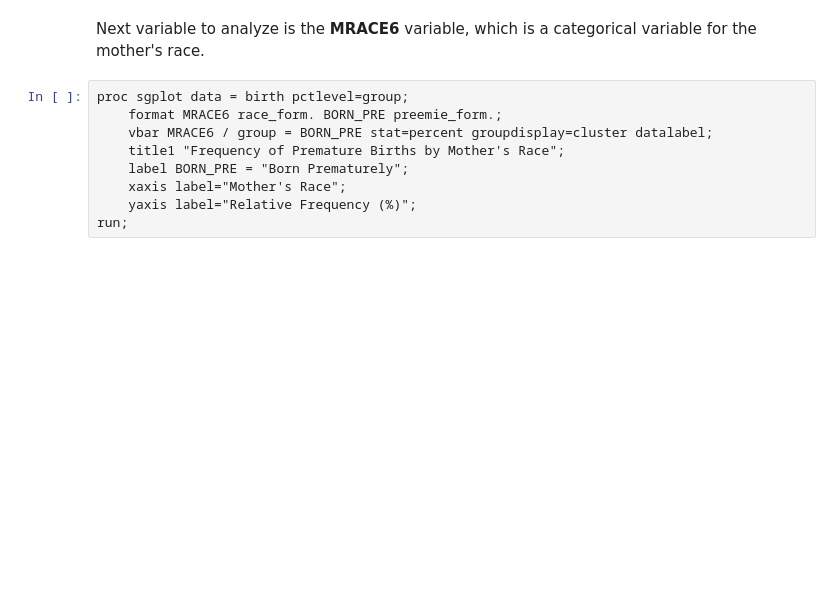
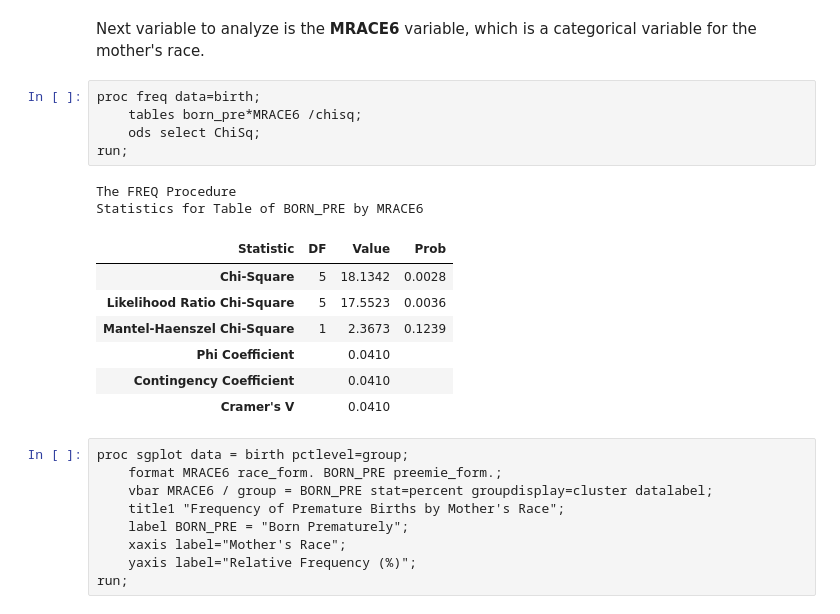
Before and after one commit to joshjanda1/STAT448_ADA, a Jupyter notebook: Natality_Analysis/datachallenge2.ipynb, the cells around one changed output. Saved outputs shown, nothing was run; the diff lists cells and outputs as text; blank space fills up the shorter version.

```diff
--- a/Natality_Analysis/datachallenge2.ipynb
+++ b/Natality_Analysis/datachallenge2.ipynb
@@ -398,6 +414,21 @@ Statistics for Table of BORN_PRE by MBSTATE_REC
 Looking at the output above, we get a p-value of .3233 and therefore fail to reject $H_0$. We cannot say there is any association between these variables, and this is further confirmed by very small values of the Phi & Contingency Coefficient, and Cramer's V. I do believe this variable will not be of much use in modeling, but will be kept in for model selection to decide it's usefulness.
 # %% [markdown]
 Next variable to analyze is the **MRACE6** variable, which is a categorical variable for the mother's race.
+# %%
+proc freq data=birth;
+    tables born_pre*MRACE6 /chisq;
+    ods select ChiSq;
+run;
+# %% [output]
+The FREQ Procedure
+Statistics for Table of BORN_PRE by MRACE6
+| Statistic | DF | Value | Prob |
+| Chi-Square | 5 | 18.1342 | 0.0028 |
+| Likelihood Ratio Chi-Square | 5 | 17.5523 | 0.0036 |
+| Mantel-Haenszel Chi-Square | 1 | 2.3673 | 0.1239 |
+| Phi Coefficient |  | 0.0410 |  |
+| Contingency Coefficient |  | 0.0410 |  |
+| Cramer's V |  | 0.0410 |  |
 # %%
 proc sgplot data = birth pctlevel=group;
     format MRACE6 race_form. BORN_PRE preemie_form.;
```
Also changed, not shown: parts of 11 cells of this notebook, 2 other files.
